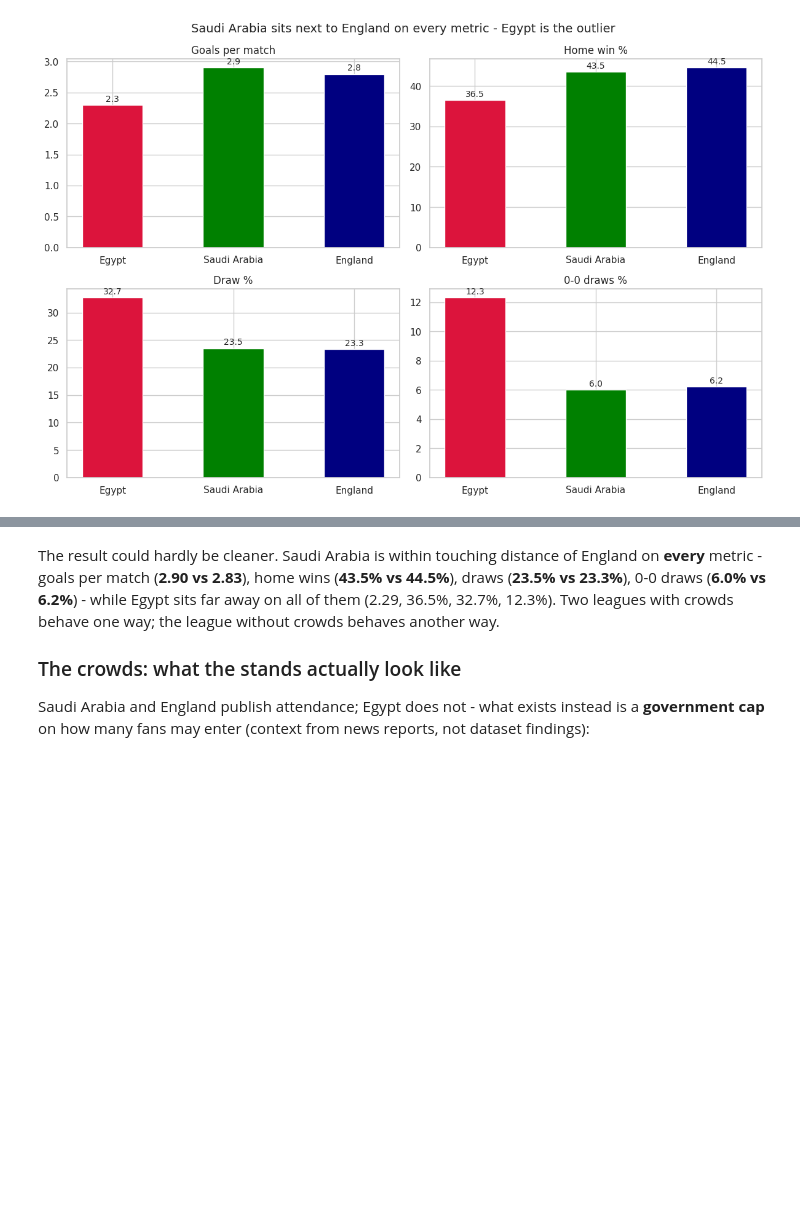
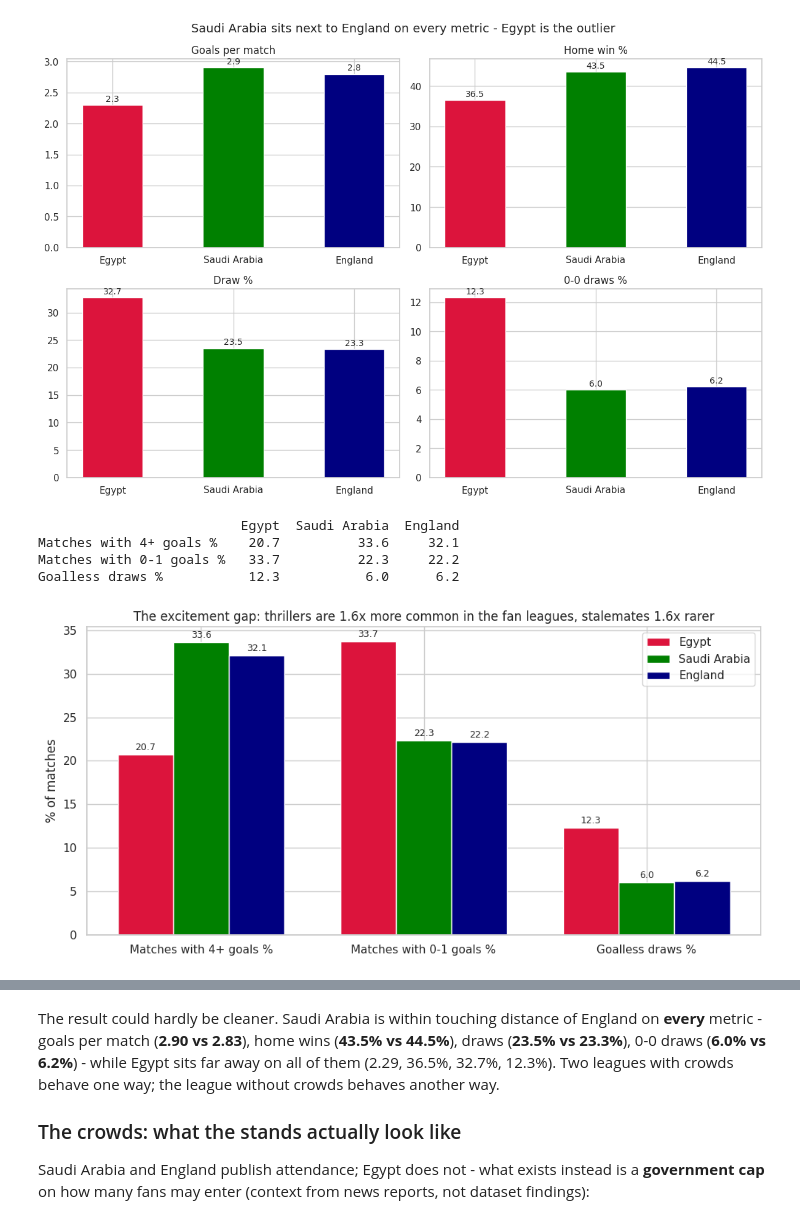
Before and after one commit to elteshelkbeer/egyptian-league-analysis, a Jupyter notebook: egyptian_premier_league_analysis.ipynb, the cells around one changed output, grey strips where cells are left out. Saved outputs shown, nothing was run; the diff lists cells and outputs as text; code cells hidden in the pictures; blank space fills up the shorter version.

```diff
--- a/egyptian_premier_league_analysis.ipynb
+++ b/egyptian_premier_league_analysis.ipynb
@@ -1088,3 +1088,44 @@ plt.tight_layout()
 plt.show()
 # %% [output]
 [figure]
+# %%
+# The excitement gap: how often does a match actually deliver?
+excitement = pd.DataFrame({
+    'Egypt': pd.Series({
+        'Matches with 4+ goals %': 100 * (results['TotalGoals'] >= 4).mean(),
+        'Matches with 0-1 goals %': 100 * (results['TotalGoals'] <= 1).mean(),
+        'Goalless draws %': 100 * ((results['HomeGoals'] == 0) & (results['AwayGoals'] == 0)).mean(),
+    }),
+    'Saudi Arabia': pd.Series({
+        'Matches with 4+ goals %': 100 * (spl['TotalGoals'] >= 4).mean(),
+        'Matches with 0-1 goals %': 100 * (spl['TotalGoals'] <= 1).mean(),
+        'Goalless draws %': 100 * ((spl['HomeGoals'] == 0) & (spl['AwayGoals'] == 0)).mean(),
+    }),
+    'England': pd.Series({
+        'Matches with 4+ goals %': 100 * (epl['TotalGoals'] >= 4).mean(),
+        'Matches with 0-1 goals %': 100 * (epl['TotalGoals'] <= 1).mean(),
+        'Goalless draws %': 100 * ((epl['HomeGoals'] == 0) & (epl['AwayGoals'] == 0)).mean(),
+    }),
+}).round(1)
+print(excitement)
+
+import numpy as np
+x = np.arange(3); width = 0.25
+fig, ax = plt.subplots(figsize=(10, 5))
+for k, (league, color) in enumerate([('Egypt', 'crimson'), ('Saudi Arabia', 'green'), ('England', 'navy')]):
+    vals = excitement[league]
+    ax.bar(x + (k - 1) * width, vals.values, width, label=league, color=color)
+    for xi, v in zip(x + (k - 1) * width, vals.values):
+        ax.text(xi, v + 0.5, str(v), ha='center', fontsize=9)
+ax.set_xticks(list(x)); ax.set_xticklabels(excitement.index)
+ax.set_title('The excitement gap: thrillers are 1.6x more common in the fan leagues, stalemates 1.6x rarer')
+ax.set_ylabel('% of matches')
+ax.legend()
+plt.tight_layout()
+plt.show()
+# %% [output]
+                          Egypt  Saudi Arabia  England
+Matches with 4+ goals %    20.7          33.6     32.1
+Matches with 0-1 goals %   33.7          22.3     22.2
+Goalless draws %           12.3           6.0      6.2
+[figure, added]
```
Also changed, not shown: parts of 4 cells of this notebook, 1 other file.
